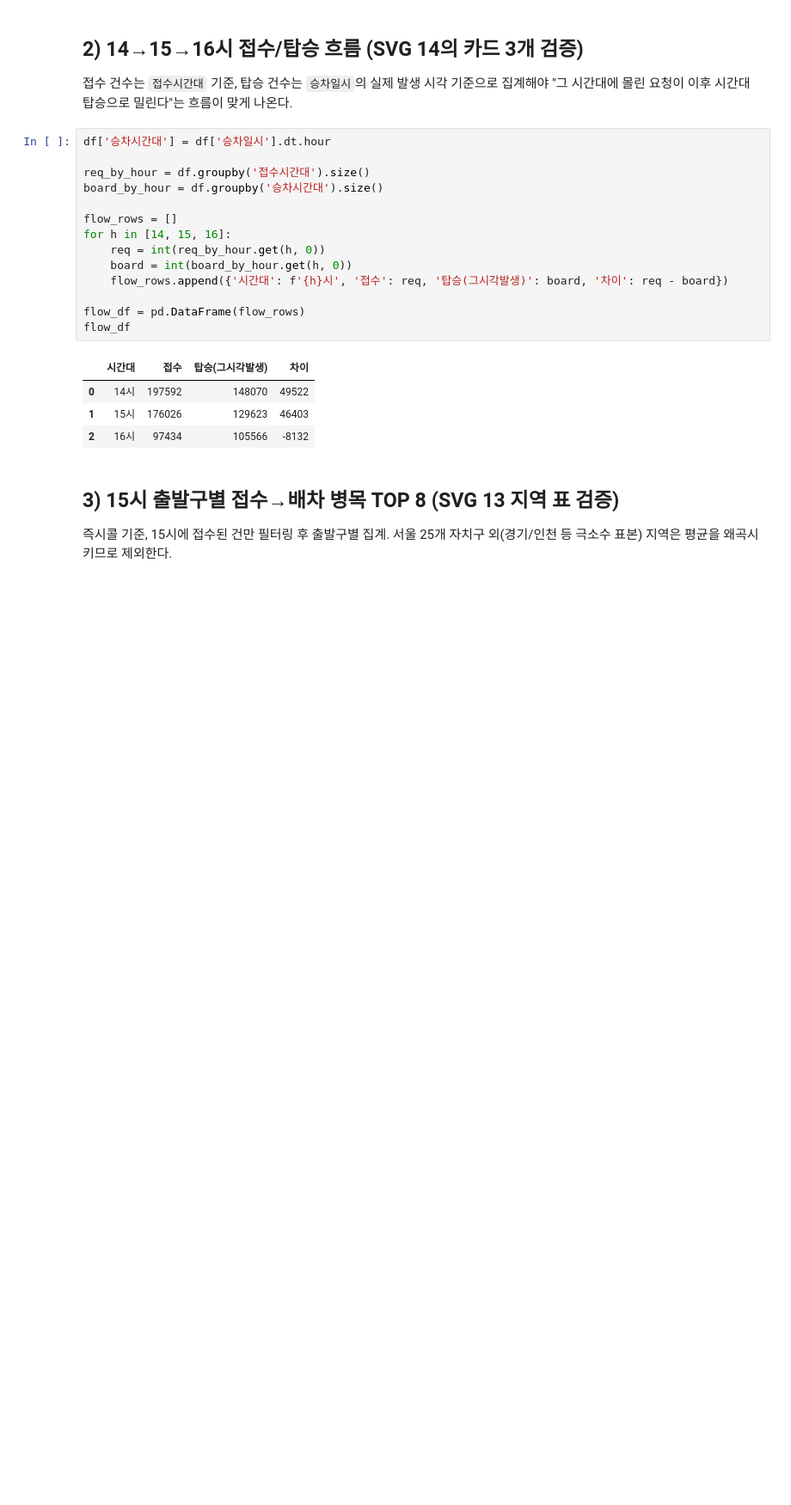
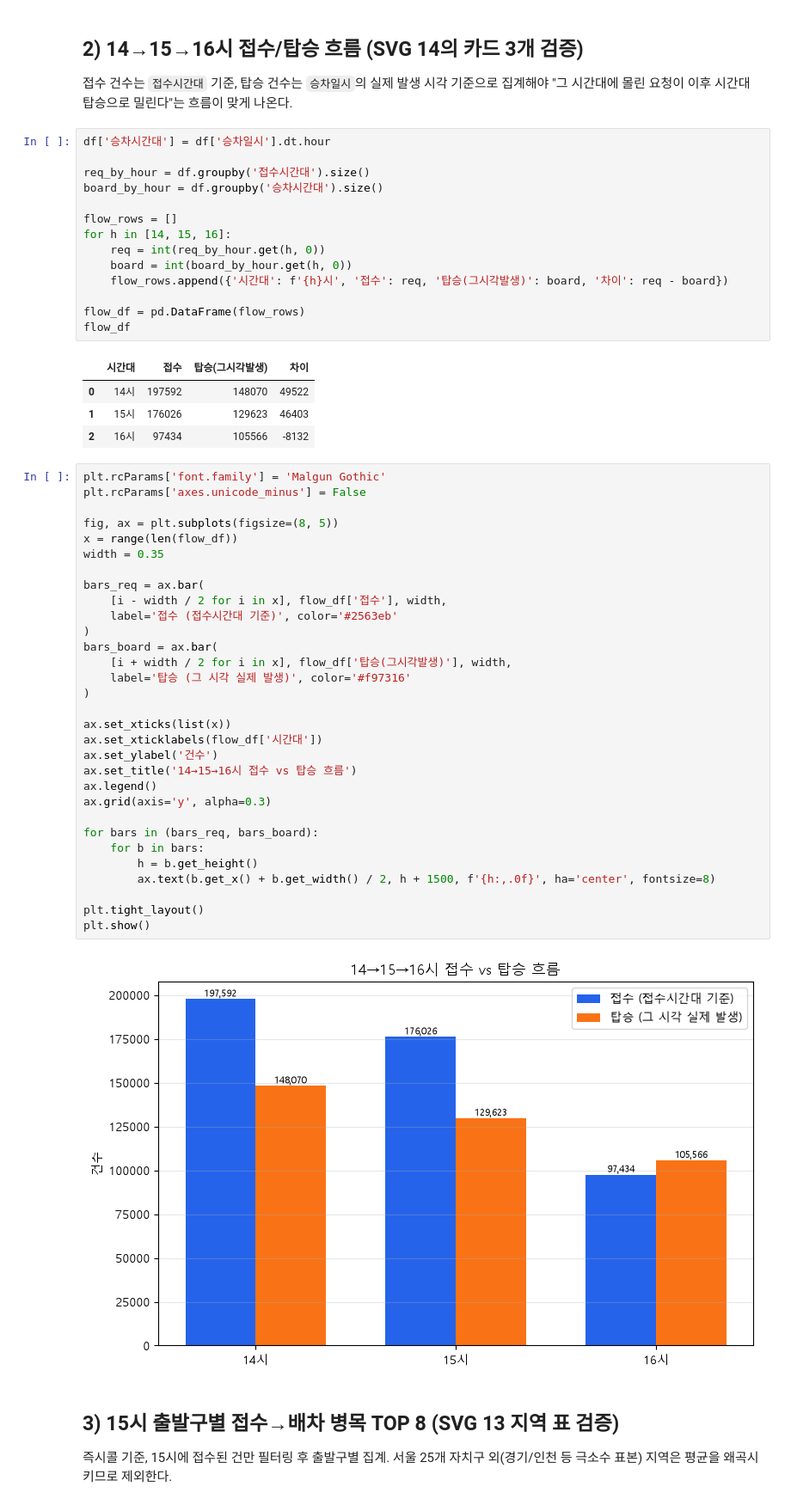
Before and after one commit to calltaxi-DA/calltaxi-DA, a Jupyter notebook: notebooks/09_dispatch_bottleneck_verification.ipynb, the cells around one changed output. Shown at 86% size. Saved outputs shown, nothing was run; the diff lists cells and outputs as text; blank space fills up the shorter version.

```diff
--- a/notebooks/09_dispatch_bottleneck_verification.ipynb
+++ b/notebooks/09_dispatch_bottleneck_verification.ipynb
@@ -140,6 +175,39 @@ flow_df
 | 0 | 14시 | 197592 | 148070 | 49522 |
 | 1 | 15시 | 176026 | 129623 | 46403 |
 | 2 | 16시 | 97434 | 105566 | -8132 |
+# %%
+plt.rcParams['font.family'] = 'Malgun Gothic'
+plt.rcParams['axes.unicode_minus'] = False
+
+fig, ax = plt.subplots(figsize=(8, 5))
+x = range(len(flow_df))
+width = 0.35
+
+bars_req = ax.bar(
+    [i - width / 2 for i in x], flow_df['접수'], width,
+    label='접수 (접수시간대 기준)', color='#2563eb'
+)
+bars_board = ax.bar(
+    [i + width / 2 for i in x], flow_df['탑승(그시각발생)'], width,
+    label='탑승 (그 시각 실제 발생)', color='#f97316'
+)
+
+ax.set_xticks(list(x))
+ax.set_xticklabels(flow_df['시간대'])
+ax.set_ylabel('건수')
+ax.set_title('14→15→16시 접수 vs 탑승 흐름')
+ax.legend()
+ax.grid(axis='y', alpha=0.3)
+
+for bars in (bars_req, bars_board):
+    for b in bars:
+        h = b.get_height()
+        ax.text(b.get_x() + b.get_width() / 2, h + 1500, f'{h:,.0f}', ha='center', fontsize=8)
+
+plt.tight_layout()
+plt.show()
+# %% [output]
+[figure, added]
 # %% [markdown]
 ## 3) 15시 출발구별 접수→배차 병목 TOP 8 (SVG 13 지역 표 검증)
 
```
Also changed, not shown: parts of 3 cells of this notebook.
